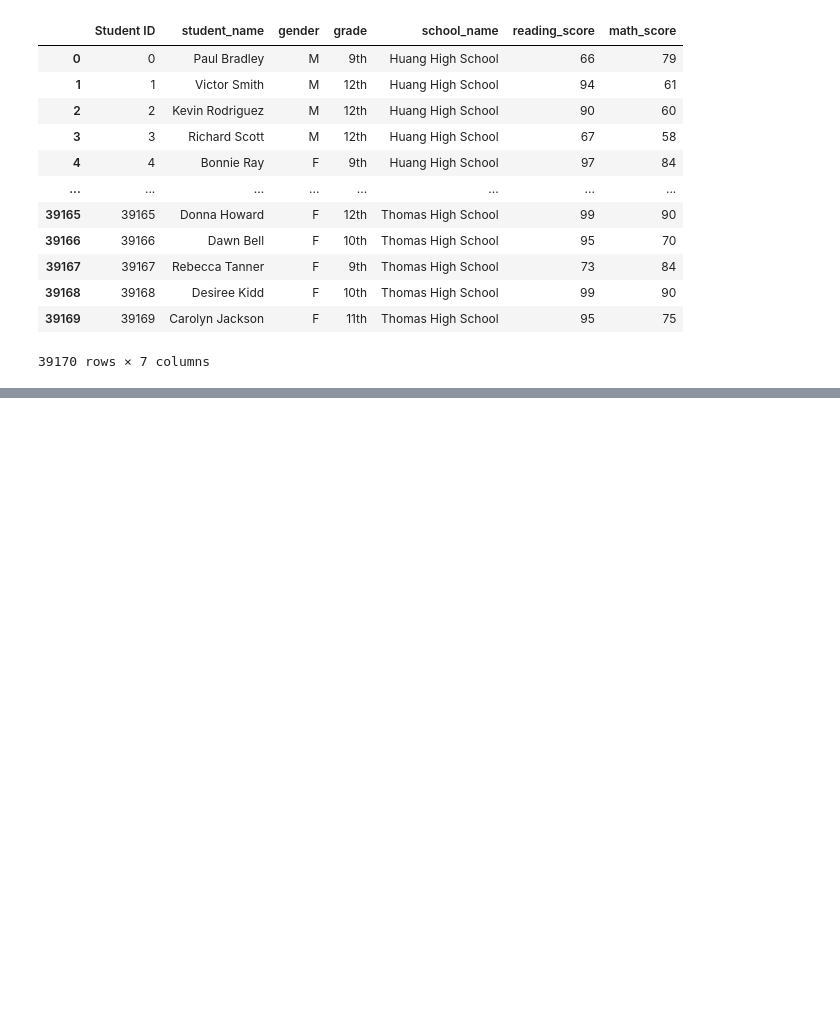
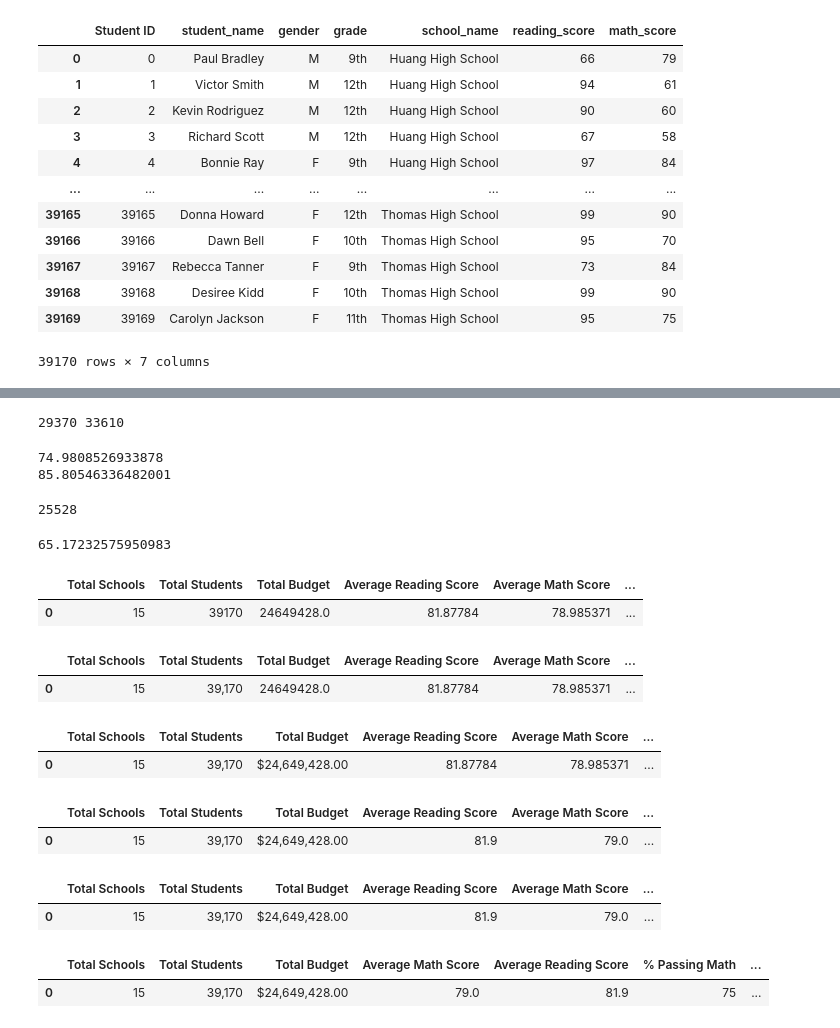
Before and after one commit to SeRoGaTa/School_District_Analysis, a Jupyter notebook: PyCitySchools.ipynb, the cells around one changed output, grey strips where cells are left out. Drawn from its saved outputs; the diff is of its cells as text; code cells hidden in the pictures; blank space fills up the shorter version.

```diff
--- a/PyCitySchools.ipynb
+++ b/PyCitySchools.ipynb
@@ -187,0 +280,79 @@ student_data_df
+# %%
+#Counting all the student names for each dataframe to calculate the number of passing grades of each class
+passing_math_count = passing_math["student_name"].count()
+passing_reading_count = passing_reading["student_name"].count()
+print(passing_math_count,passing_reading_count)
+# %% [output]
+29370 33610
+# %%
+# Getting the percentage of students that pass each class
+passing_math_percentage = float(passing_math_count)/float(student_count)*100
+passing_reading_percentage = float(passing_reading_count)/float(student_count)*100
+print(passing_math_percentage)
+print(passing_reading_percentage)
+# %% [output]
+74.9808526933878
+85.80546336482001
+# %%
+#Get the overall percentage of passing students
+passing_math_reading = school_data_complete[(school_data_complete["math_score"]>=70) & (school_data_complete["reading_score"]>=70)]
+overall_passing_count = passing_math_reading["student_name"].count()
+overall_passing_count
+# %% [output]
+25528
+# %%
+#Getting overal percentage of passing math and reading scores
+overall_passing_percentage = float(overall_passing_count)/float(student_count)*100
+overall_passing_percentage
+# %% [output]
+65.17232575950983
+# %%
+#Creating a new table with the summary data
+district_summary_df = pd.DataFrame([{"Total Schools":len(school_count_2), "Total Students":student_count,
+                       "Total Budget":float(total_budget),"Average Reading Score":float(average_reading_score),
+                       "Average Math Score":float(average_math_score), "% Passing Reading":float(passing_reading_percentage),
+                       "% Passing Math":float(passing_math_percentage),"% Overall Passing":float(overall_passing_percentage)}])
+district_summary_df
+# %% [output]
+|  | Total Schools | Total Students | Total Budget | Average Reading Score | Average Math Score | ... |
+| 0 | 15 | 39170 | 24649428.0 | 81.87784 | 78.985371 | ... |
+# %%
+#Changing formats
+district_summary_df["Total Students"]=district_summary_df["Total Students"].map("{:,}".format)
+district_summary_df
+# %% [output]
+|  | Total Schools | Total Students | Total Budget | Average Reading Score | Average Math Score | ... |
+| 0 | 15 | 39,170 | 24649428.0 | 81.87784 | 78.985371 | ... |
+# %%
+#Changing formats
+district_summary_df["Total Budget"]=district_summary_df["Total Budget"].map("${:,.2f}".format)
+district_summary_df
+# %% [output]
+|  | Total Schools | Total Students | Total Budget | Average Reading Score | Average Math Score | ... |
+| 0 | 15 | 39,170 | $24,649,428.00 | 81.87784 | 78.985371 | ... |
+# %%
+#Changing formats
+district_summary_df["Average Reading Score"]=district_summary_df["Average Reading Score"].map("{:.1f}".format)
+district_summary_df["Average Math Score"]=district_summary_df["Average Math Score"].map("{:.1f}".format)
+district_summary_df
+# %% [output]
+|  | Total Schools | Total Students | Total Budget | Average Reading Score | Average Math Score | ... |
+| 0 | 15 | 39,170 | $24,649,428.00 | 81.9 | 79.0 | ... |
+# %%
+#Changing formats
+district_summary_df["% Passing Reading"]=district_summary_df["% Passing Reading"].map("{:.0f}".format)
+district_summary_df["% Passing Math"]=district_summary_df["% Passing Math"].map("{:.0f}".format)
+district_summary_df["% Overall Passing"]=district_summary_df["% Overall Passing"].map("{:.0f}".format)
+district_summary_df
+# %% [output]
+|  | Total Schools | Total Students | Total Budget | Average Reading Score | Average Math Score | ... |
+| 0 | 15 | 39,170 | $24,649,428.00 | 81.9 | 79.0 | ... |
+# %%
+#Reorder columns
+new_order=["Total Schools","Total Students","Total Budget","Average Math Score","Average Reading Score",
+          "% Passing Math","% Passing Reading","% Overall Passing"]
+district_summary_df = district_summary_df[new_order]
+district_summary_df
+# %% [output]
+|  | Total Schools | Total Students | Total Budget | Average Math Score | Average Reading Score | % Passing Math | ... |
+| 0 | 15 | 39,170 | $24,649,428.00 | 79.0 | 81.9 | 75 | ... |
```
Also changed, not shown: parts of 14 cells of this notebook, 2 other files.
